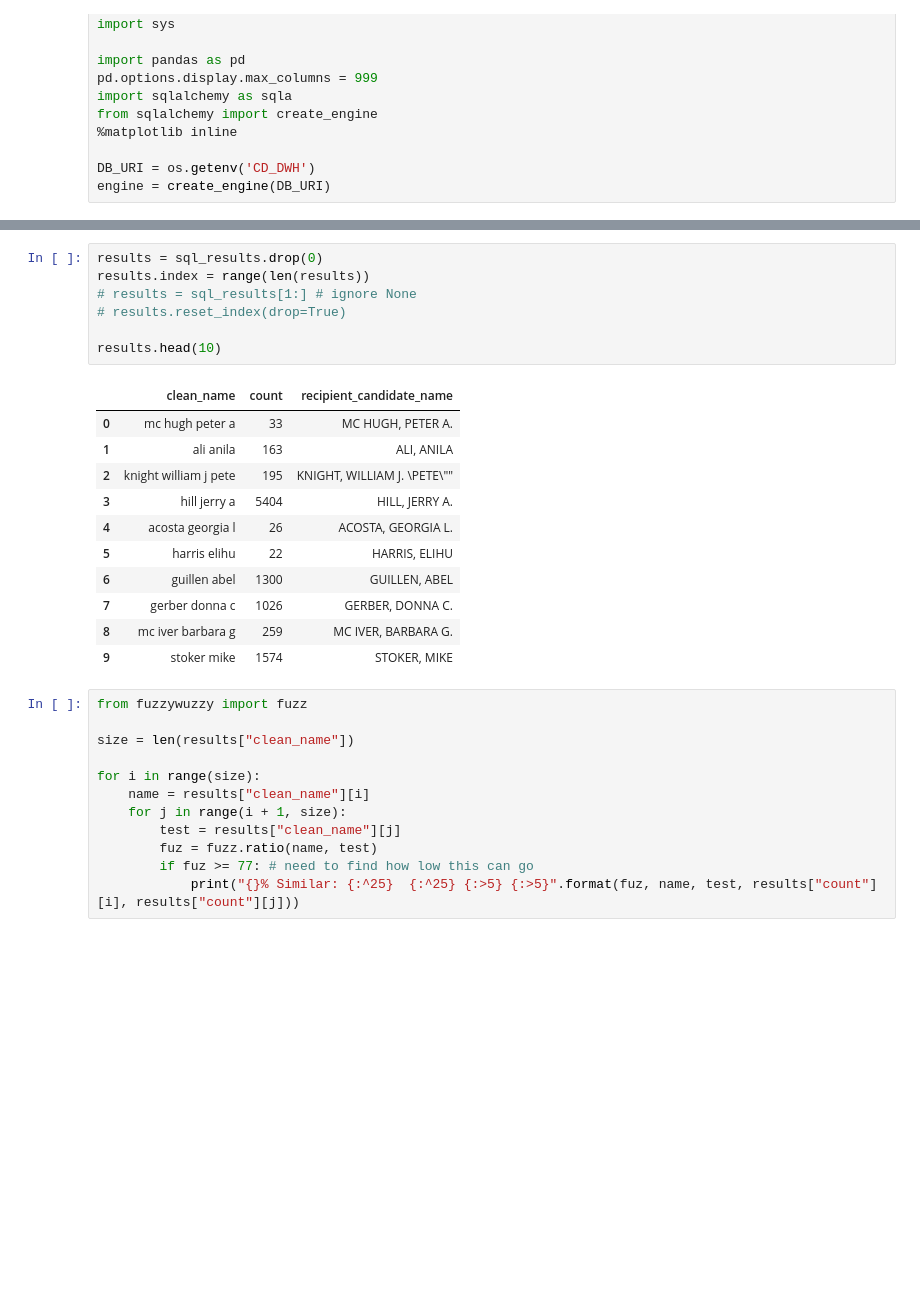
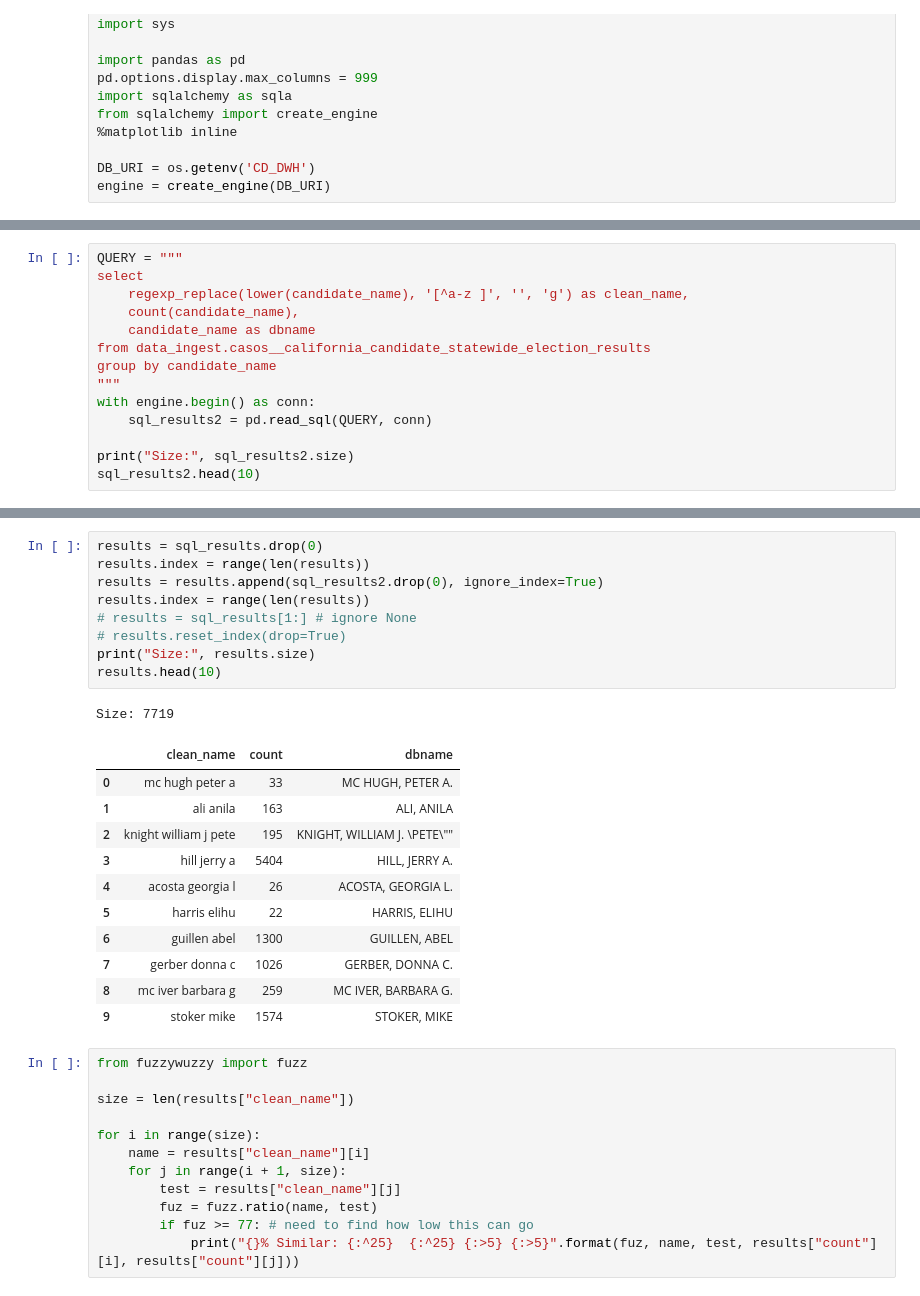
Before and after one commit to awoziji/datasci-campaign-finance, a Jupyter notebook: notebooks/Testing Merging Table Data on Names.ipynb, the cells around one changed output, grey strips where cells are left out. Drawn from its saved outputs; the diff is of its cells as text; blank space fills up the shorter version.

```diff
--- a/notebooks/Testing Merging Table Data on Names.ipynb
+++ b/notebooks/Testing Merging Table Data on Names.ipynb
@@ -31,0 +42,14 @@ Size: 4692
+# %%
+QUERY = """
+select
+    regexp_replace(lower(candidate_name), '[^a-z ]', '', 'g') as clean_name,
+    count(candidate_name),
+    candidate_name as dbname
+from data_ingest.casos__california_candidate_statewide_election_results
+group by candidate_name
+"""
+with engine.begin() as conn:
+    sql_results2 = pd.read_sql(QUERY, conn)
+
+print("Size:", sql_results2.size)
+sql_results2.head(10)
@@ -32,12 +69,15 @@ Size: 4692
 # %%
 results = sql_results.drop(0)
 results.index = range(len(results))
+results = results.append(sql_results2.drop(0), ignore_index=True)
+results.index = range(len(results))
 # results = sql_results[1:] # ignore None
 # results.reset_index(drop=True)
-
+print("Size:", results.size)
 results.head(10)
 # %% [output]
+Size: 7719
-|  | clean_name | count | recipient_candidate_name |
+|  | clean_name | count | dbname |
 | 0 | mc hugh peter a | 33 | MC HUGH, PETER A. |
 | 1 | ali anila | 163 | ALI, ANILA |
 | 2 | knight william j pete | 195 | KNIGHT, WILLIAM J. \PETE\"" |
```
Also changed, not shown: parts of 3 cells of this notebook.
